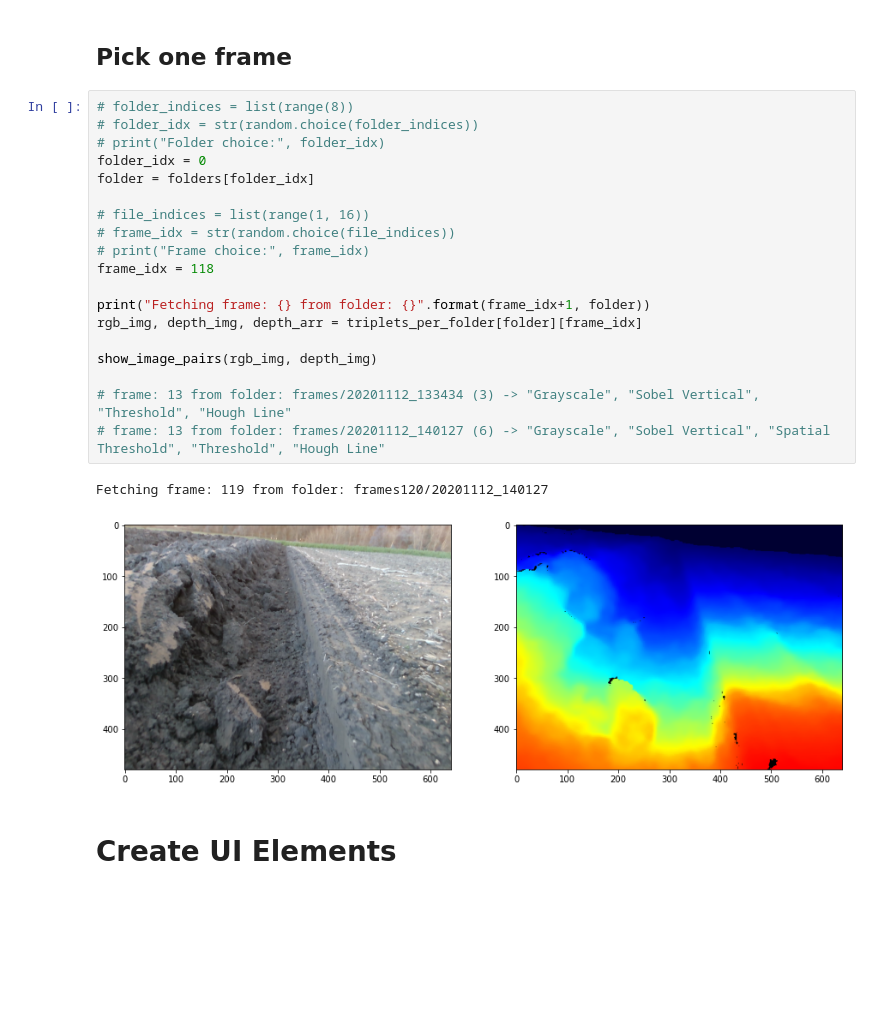
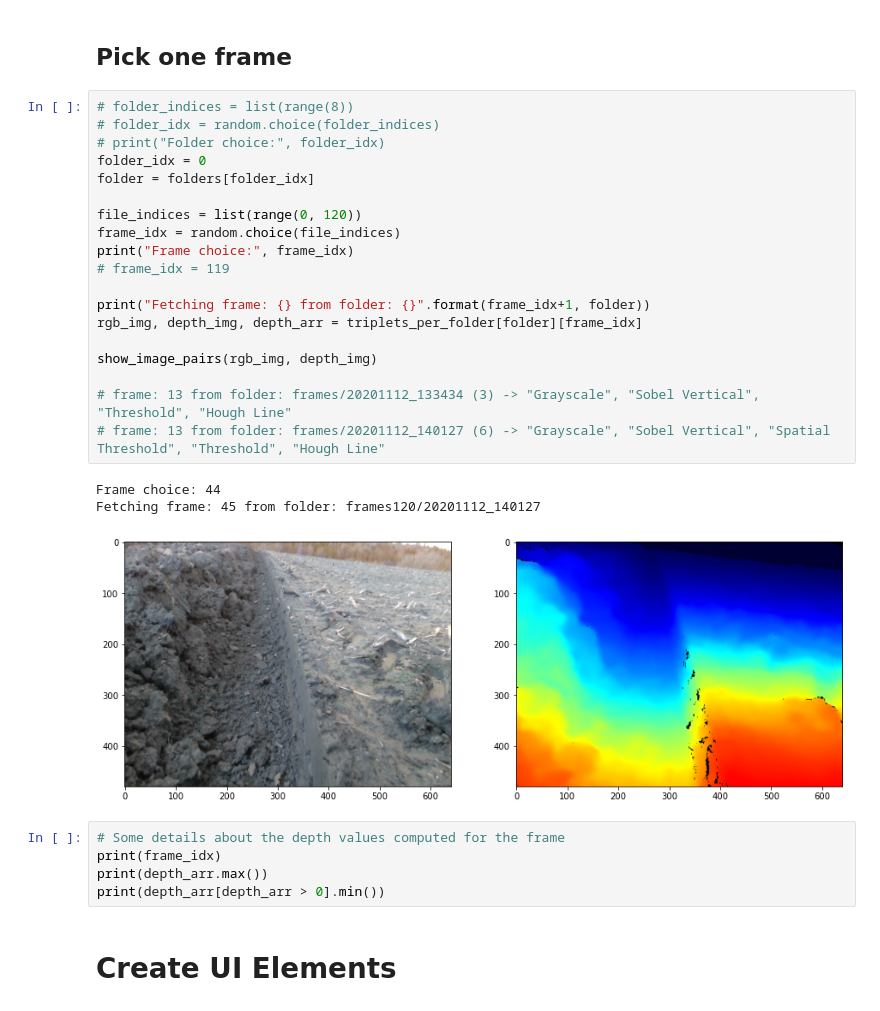
Before and after one commit to free-bit/furrow-edge-detector, a Jupyter notebook: Image Processing & Feature Detection.ipynb, the cells around one changed output. Cells and saved outputs as stored; diff of their text form; blank space fills up the shorter version.

```diff
--- a/Image Processing & Feature Detection.ipynb
+++ b/Image Processing & Feature Detection.ipynb
@@ -69,26 +69,32 @@ Number of folders: 1
 ## Pick one frame
 # %%
 # folder_indices = list(range(8))
-# folder_idx = str(random.choice(folder_indices))
+# folder_idx = random.choice(folder_indices)
 # print("Folder choice:", folder_idx)
 folder_idx = 0
 folder = folders[folder_idx]
 
-# file_indices = list(range(1, 16))
-# frame_idx = str(random.choice(file_indices))
-# print("Frame choice:", frame_idx)
-frame_idx = 118
+file_indices = list(range(0, 120))
+frame_idx = random.choice(file_indices)
+print("Frame choice:", frame_idx)
+# frame_idx = 119
 
 print("Fetching frame: {} from folder: {}".format(frame_idx+1, folder))
 rgb_img, depth_img, depth_arr = triplets_per_folder[folder][frame_idx]
 
 show_image_pairs(rgb_img, depth_img)
 
 # frame: 13 from folder: frames/20201112_133434 (3) -> "Grayscale", "Sobel Vertical", "Threshold", "Hough Line"
 # frame: 13 from folder: frames/20201112_140127 (6) -> "Grayscale", "Sobel Vertical", "Spatial Threshold", "Threshold", "Hough Line"
 # %% [output]
-Fetching frame: 119 from folder: frames120/20201112_140127
+Frame choice: 44
+Fetching frame: 45 from folder: frames120/20201112_140127
-[figure, old version]
+[figure, new version]
+# %%
+# Some details about the depth values computed for the frame
+print(frame_idx)
+print(depth_arr.max())
+print(depth_arr[depth_arr > 0].min())
 # %% [markdown]
 # Create UI Elements
 # %% [markdown]
```
Also changed, not shown: parts of 3 cells of this notebook, 2 other files.
